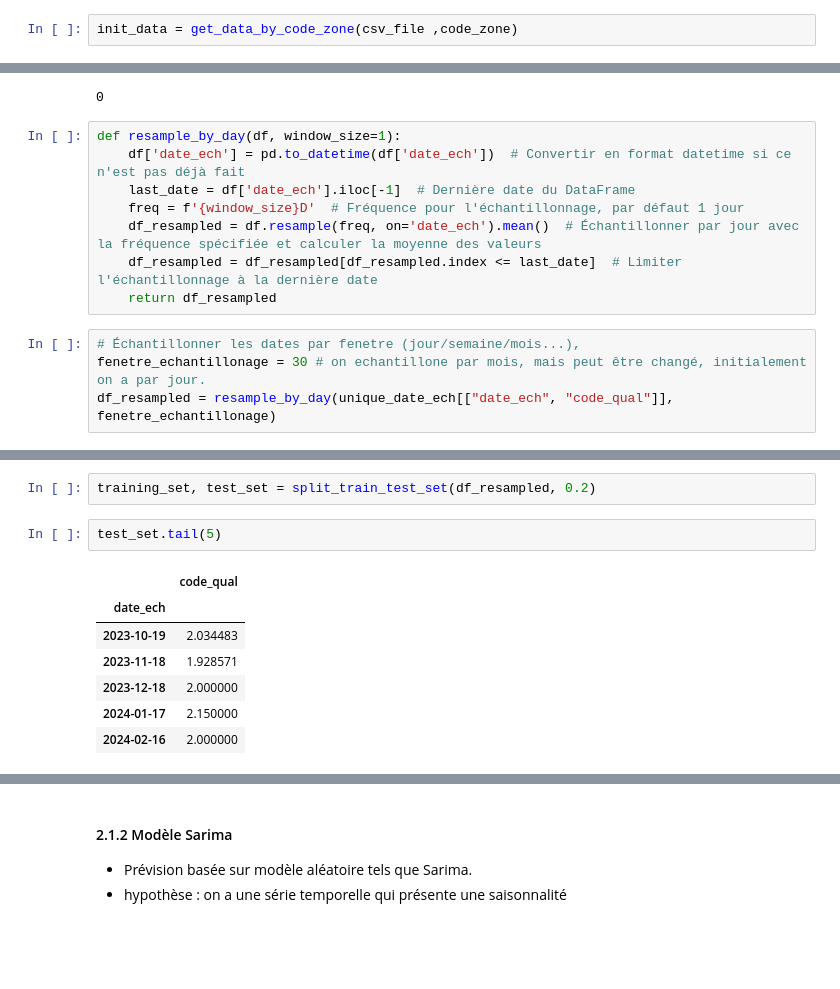
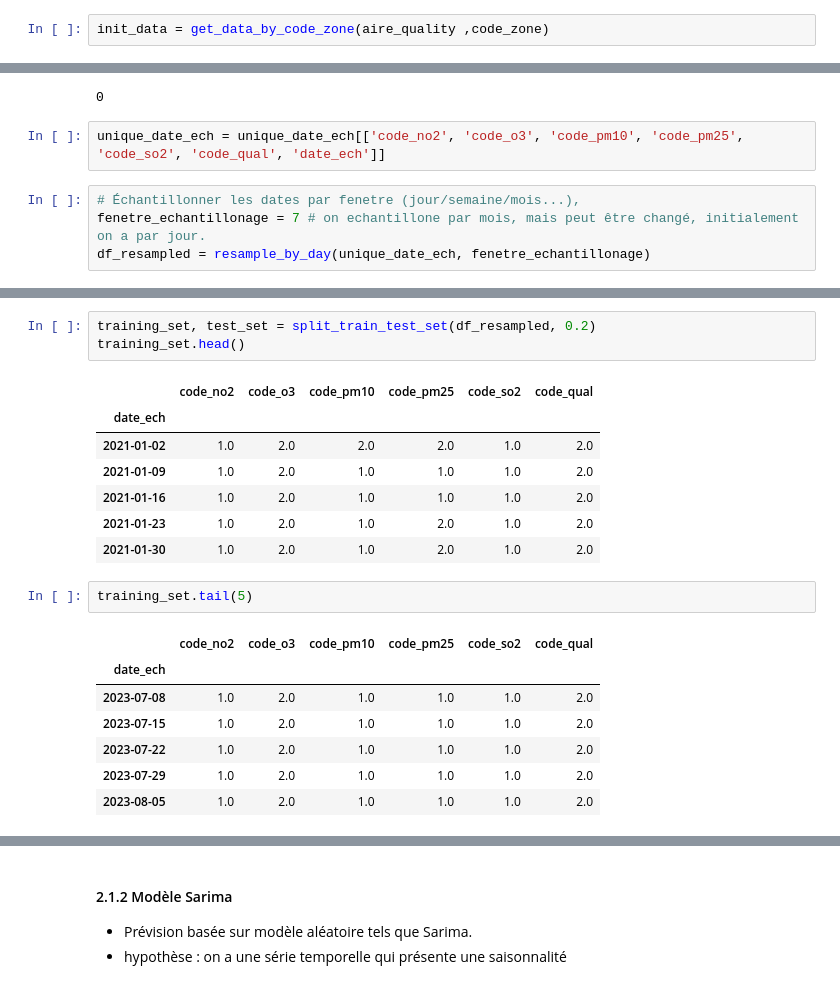
Before and after one commit to GitDeTapha/MIAST-GR1, a Jupyter notebook: Code/Modeling/Predictions.ipynb, the cells around one changed output, grey strips where cells are left out. Drawn from its saved outputs; the diff is of its cells as text; blank space fills up the shorter version.

```diff
--- a/Code/Modeling/Predictions.ipynb
+++ b/Code/Modeling/Predictions.ipynb
@@ -52,7 +61,7 @@ code_zone = "2017"
 - hypothèse : $x_{t+1} = f(x_t, x_{t-1}, \ldots)$, avec x : code_qual et t:date_ech
 - Charger -> prétraiter -> Visualiser(décrire) --> corriger éventuellement variation saisonnières (Moyenne mobile/LR)
 # %%
-init_data = get_data_by_code_zone(csv_file ,code_zone)
+init_data = get_data_by_code_zone(aire_quality ,code_zone)
 # %%
 print("dimension des données initiales", init_data.shape)
 # %% [output]
@@ -124,18 +133,12 @@ nb_dup, unique_date_ech = remove_duplicates(unique_date_ech)
 print(nb_dup)
 # %% [output]
 0
-# %%
-def resample_by_day(df, window_size=1):
-    df['date_ech'] = pd.to_datetime(df['date_ech'])  # Convertir en format datetime si ce n'est pas déjà fait
-    last_date = df['date_ech'].iloc[-1]  # Dernière date du DataFrame
-    freq = f'{window_size}D'  # Fréquence pour l'échantillonnage, par défaut 1 jour
-    df_resampled = df.resample(freq, on='date_ech').mean()  # Échantillonner par jour avec la fréquence spécifiée et calculer la moyenne des valeurs
-    df_resampled = df_resampled[df_resampled.index <= last_date]  # Limiter l'échantillonnage à la dernière date
-    return df_resampled
+# %%
+unique_date_ech = unique_date_ech[['code_no2', 'code_o3', 'code_pm10', 'code_pm25', 'code_so2', 'code_qual', 'date_ech']]
 # %%
 # Échantillonner les dates par fenetre (jour/semaine/mois...),
-fenetre_echantillonage = 30 # on echantillone par mois, mais peut être changé, initialement on a par jour.
-df_resampled = resample_by_day(unique_date_ech[["date_ech", "code_qual"]], fenetre_echantillonage)
+fenetre_echantillonage = 7 # on echantillone par mois, mais peut être changé, initialement on a par jour.
+df_resampled = resample_by_day(unique_date_ech, fenetre_echantillonage)
 # %%
 df_resampled.shape
 # %% [output]
@@ -143,15 +146,24 @@ df_resampled.shape
 # %%
 training_set, test_set = split_train_test_set(df_resampled, 0.2)
+training_set.head()
+# %% [output]
+|  | code_no2 | code_o3 | code_pm10 | code_pm25 | code_so2 | code_qual |
+| date_ech |  |  |  |  |  |  |
+| 2021-01-02 | 1.0 | 2.0 | 2.0 | 2.0 | 1.0 | 2.0 |
+| 2021-01-09 | 1.0 | 2.0 | 1.0 | 1.0 | 1.0 | 2.0 |
+| 2021-01-16 | 1.0 | 2.0 | 1.0 | 1.0 | 1.0 | 2.0 |
+| 2021-01-23 | 1.0 | 2.0 | 1.0 | 2.0 | 1.0 | 2.0 |
+| 2021-01-30 | 1.0 | 2.0 | 1.0 | 2.0 | 1.0 | 2.0 |
 # %%
-test_set.tail(5)
+training_set.tail(5)
 # %% [output]
-|  | code_qual |
-| date_ech |  |
-| 2023-10-19 | 2.034483 |
-| 2023-11-18 | 1.928571 |
-| 2023-12-18 | 2.000000 |
-| 2024-01-17 | 2.150000 |
-| 2024-02-16 | 2.000000 |
+|  | code_no2 | code_o3 | code_pm10 | code_pm25 | code_so2 | code_qual |
+| date_ech |  |  |  |  |  |  |
+| 2023-07-08 | 1.0 | 2.0 | 1.0 | 1.0 | 1.0 | 2.0 |
+| 2023-07-15 | 1.0 | 2.0 | 1.0 | 1.0 | 1.0 | 2.0 |
+| 2023-07-22 | 1.0 | 2.0 | 1.0 | 1.0 | 1.0 | 2.0 |
+| 2023-07-29 | 1.0 | 2.0 | 1.0 | 1.0 | 1.0 | 2.0 |
+| 2023-08-05 | 1.0 | 2.0 | 1.0 | 1.0 | 1.0 | 2.0 |
 # %%
 print("taille training set", len(training_set))
 print("taille test set", len(test_set))
```
Also changed, not shown: parts of 81 cells of this notebook, 1 other file.
